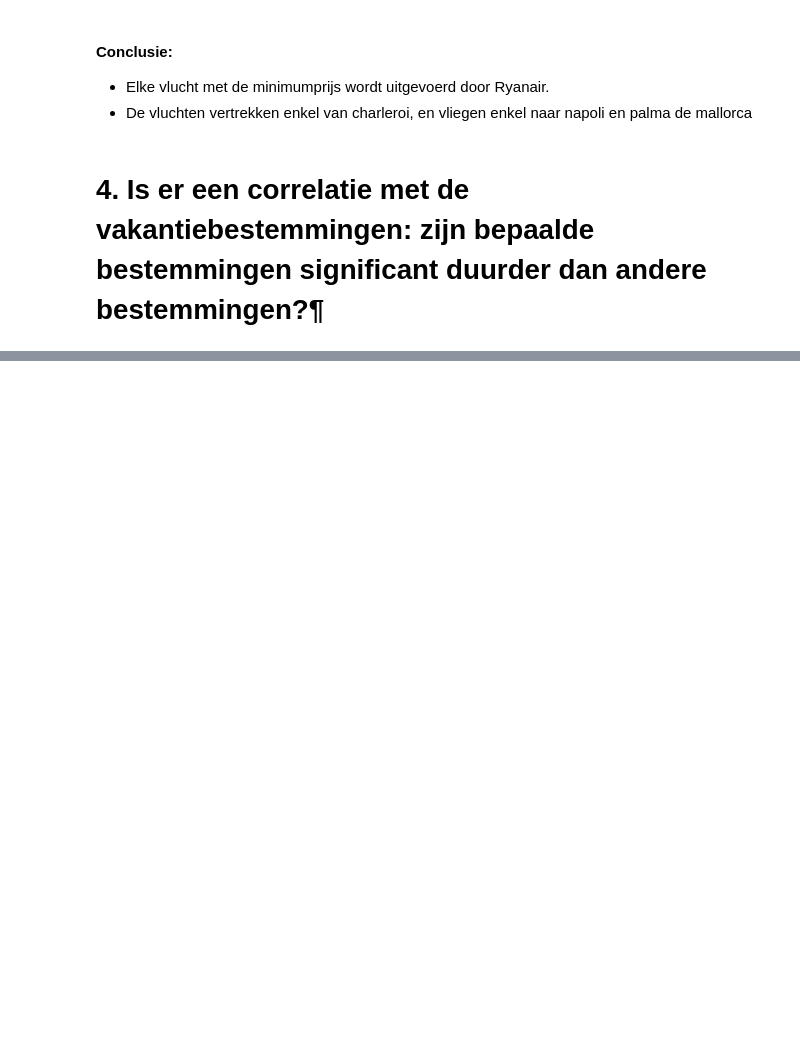
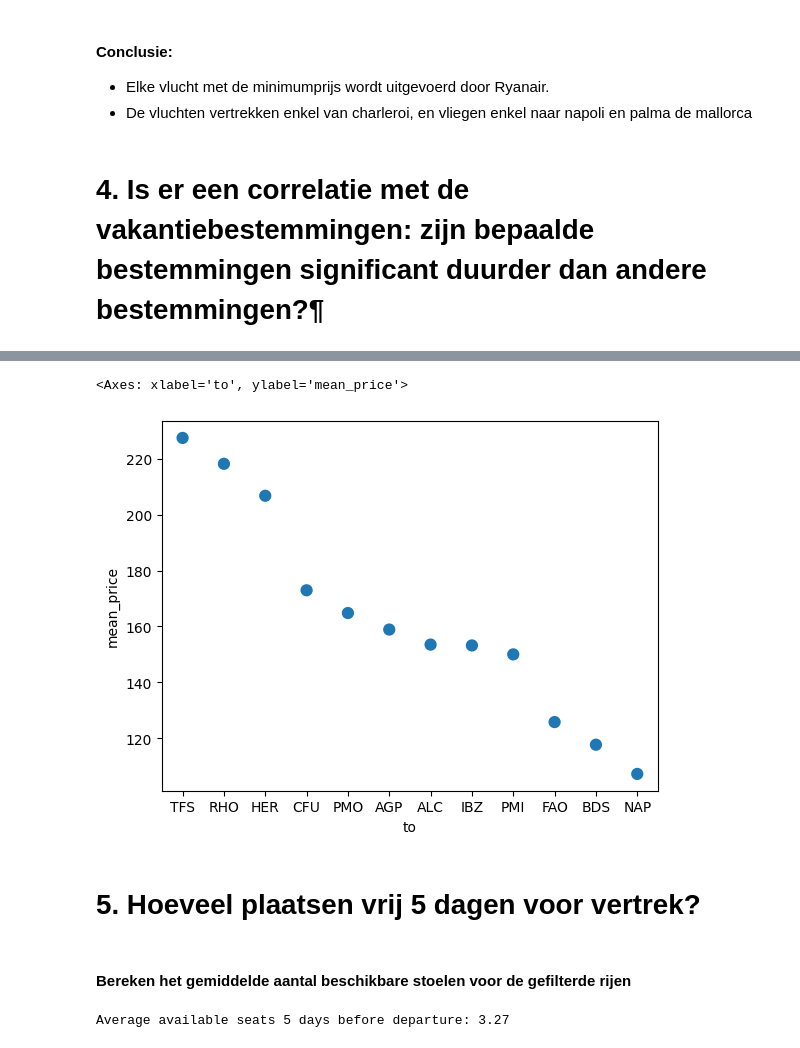
Before and after one commit to ademayari/data-engineering-project-1, a Jupyter notebook: pandas/Pandas Analyses.ipynb, the cells around one changed output, grey strips where cells are left out. Drawn from its saved outputs; the diff is of its cells as text; code cells hidden in the pictures; blank space fills up the shorter version.

```diff
--- a/pandas/Pandas Analyses.ipynb
+++ b/pandas/Pandas Analyses.ipynb
@@ -89,0 +182,7 @@ correct_data[correct_data["price"] == correct_data["price"].min()]
+# %%
+sns.pointplot(x='to', y='mean_price', data=mean_prices_df, join=False, errorbar='sd')
+# %% [output]
+<Axes: xlabel='to', ylabel='mean_price'>
+[figure, added]
+# %% [markdown]
+# 5. Hoeveel plaatsen vrij 5 dagen voor vertrek?
@@ -89,0 +200,7 @@ correct_data[correct_data["price"] == correct_data["price"].min()]
+# %% [markdown]
+#### Bereken het gemiddelde aantal beschikbare stoelen voor de gefilterde rijen
+# %%
+average_seats = five_days_before_departure['available_seats'].mean()
+print(f"Average available seats 5 days before departure: {average_seats:.2f}")
+# %% [output]
+Average available seats 5 days before departure: 3.27
```
Also changed, not shown: parts of 16 cells of this notebook, 8 other files.
